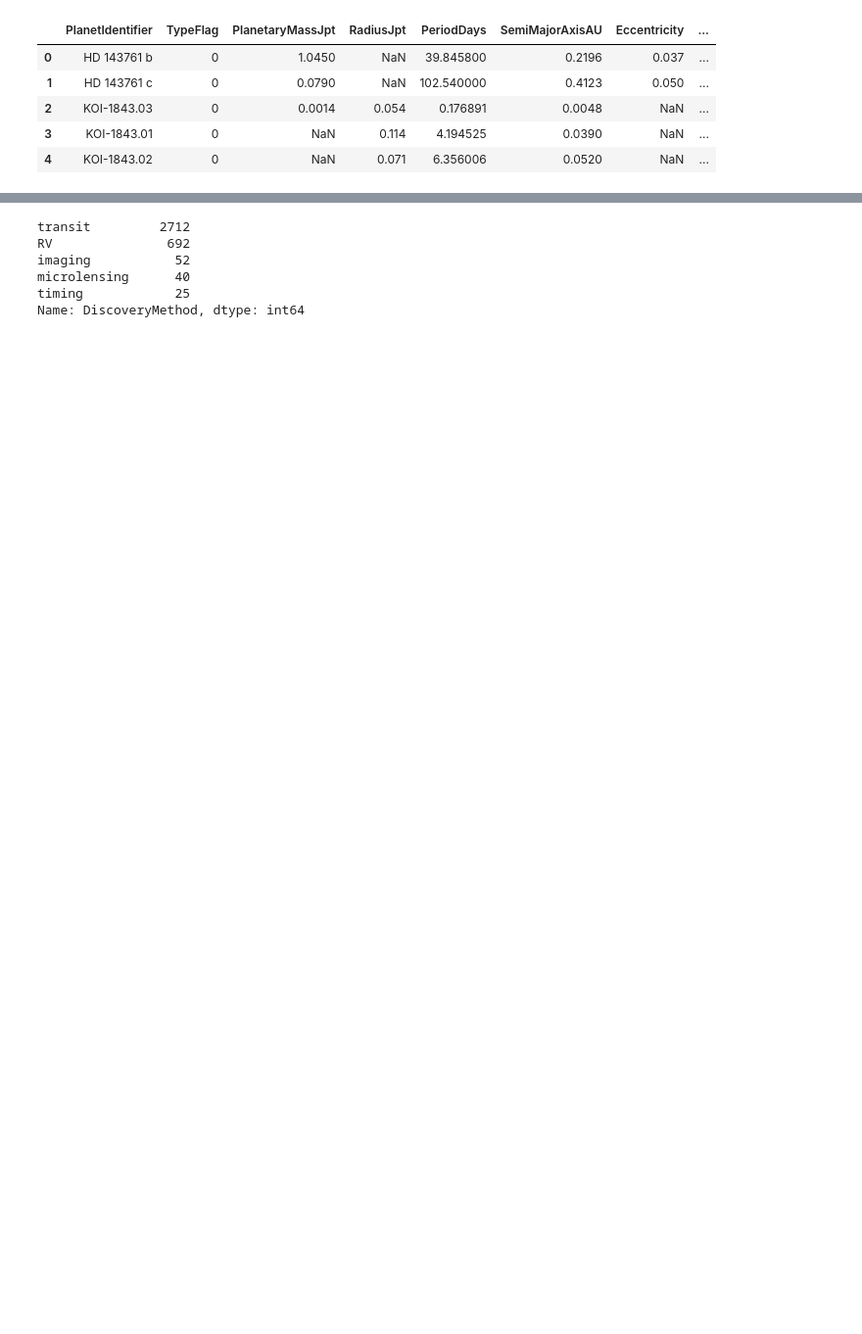
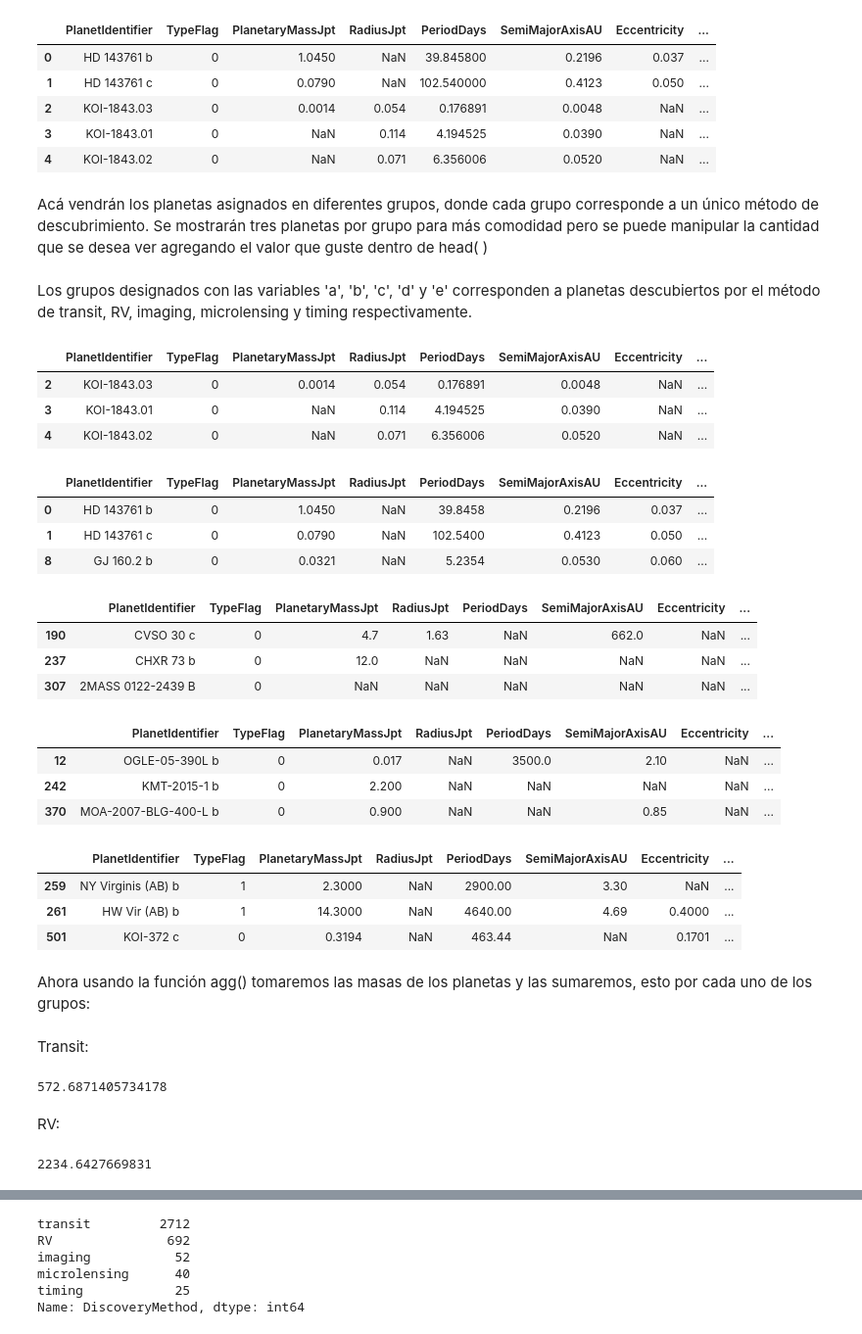
Before and after one commit to DinierGamboa/Tareas_data_science, a Jupyter notebook: Tareas y autoevaluaciones/Tarea 1.ipynb, the cells around one changed output, grey strips where cells are left out. Shown: that part at 98% size. Drawn from its saved outputs; the diff is of its cells as text; code cells hidden in the pictures; blank space fills up the shorter version.

```diff
--- a/Tareas y autoevaluaciones/Tarea 1.ipynb
+++ b/Tareas y autoevaluaciones/Tarea 1.ipynb
@@ -23,3 +24,69 @@ kepler.head()
 | 2 | KOI-1843.03 | 0 | 0.0014 | 0.054 | 0.176891 | 0.0048 | NaN | ... |
 | 3 | KOI-1843.01 | 0 | NaN | 0.114 | 4.194525 | 0.0390 | NaN | ... |
 | 4 | KOI-1843.02 | 0 | NaN | 0.071 | 6.356006 | 0.0520 | NaN | ... |
+# %% [markdown]
+Acá vendrán los planetas asignados en diferentes grupos, donde cada grupo corresponde a un único método de descubrimiento.
+Se mostrarán tres planetas por grupo para más comodidad pero se puede manipular la cantidad que se desea ver agregando el valor que guste dentro de head( )
+# %% [markdown]
+Los grupos designados con las variables 'a', 'b', 'c', 'd' y 'e' corresponden a planetas descubiertos por el método de transit, RV, imaging, microlensing y timing respectivamente.
+# %%
+a = kepler.groupby(['DiscoveryMethod']).get_group('transit')
+
+a.head(3)
+# %% [output]
+|  | PlanetIdentifier | TypeFlag | PlanetaryMassJpt | RadiusJpt | PeriodDays | SemiMajorAxisAU | Eccentricity | ... |
+| 2 | KOI-1843.03 | 0 | 0.0014 | 0.054 | 0.176891 | 0.0048 | NaN | ... |
+| 3 | KOI-1843.01 | 0 | NaN | 0.114 | 4.194525 | 0.0390 | NaN | ... |
+| 4 | KOI-1843.02 | 0 | NaN | 0.071 | 6.356006 | 0.0520 | NaN | ... |
+# %%
+b = kepler.groupby(['DiscoveryMethod']).get_group('RV')
+
+b.head(3)
+# %% [output]
+|  | PlanetIdentifier | TypeFlag | PlanetaryMassJpt | RadiusJpt | PeriodDays | SemiMajorAxisAU | Eccentricity | ... |
+| 0 | HD 143761 b | 0 | 1.0450 | NaN | 39.8458 | 0.2196 | 0.037 | ... |
+| 1 | HD 143761 c | 0 | 0.0790 | NaN | 102.5400 | 0.4123 | 0.050 | ... |
+| 8 | GJ 160.2 b | 0 | 0.0321 | NaN | 5.2354 | 0.0530 | 0.060 | ... |
+# %%
+c = kepler.groupby(['DiscoveryMethod']).get_group('imaging')
+
+c.head(3)
+# %% [output]
+|  | PlanetIdentifier | TypeFlag | PlanetaryMassJpt | RadiusJpt | PeriodDays | SemiMajorAxisAU | Eccentricity | ... |
+| 190 | CVSO 30 c | 0 | 4.7 | 1.63 | NaN | 662.0 | NaN | ... |
+| 237 | CHXR 73 b | 0 | 12.0 | NaN | NaN | NaN | NaN | ... |
+| 307 | 2MASS 0122-2439 B | 0 | NaN | NaN | NaN | NaN | NaN | ... |
+# %%
+d = kepler.groupby(['DiscoveryMethod']).get_group('microlensing')
+
+d.head(3)
+# %% [output]
+|  | PlanetIdentifier | TypeFlag | PlanetaryMassJpt | RadiusJpt | PeriodDays | SemiMajorAxisAU | Eccentricity | ... |
+| 12 | OGLE-05-390L b | 0 | 0.017 | NaN | 3500.0 | 2.10 | NaN | ... |
+| 242 | KMT-2015-1 b | 0 | 2.200 | NaN | NaN | NaN | NaN | ... |
+| 370 | MOA-2007-BLG-400-L b | 0 | 0.900 | NaN | NaN | 0.85 | NaN | ... |
+# %%
+e=kepler.groupby('DiscoveryMethod').get_group('timing')
+
+e.head(3)
+# %% [output]
+|  | PlanetIdentifier | TypeFlag | PlanetaryMassJpt | RadiusJpt | PeriodDays | SemiMajorAxisAU | Eccentricity | ... |
+| 259 | NY Virginis (AB) b | 1 | 2.3000 | NaN | 2900.00 | 3.30 | NaN | ... |
+| 261 | HW Vir (AB) b | 1 | 14.3000 | NaN | 4640.00 | 4.69 | 0.4000 | ... |
+| 501 | KOI-372 c | 0 | 0.3194 | NaN | 463.44 | NaN | 0.1701 | ... |
+# %% [markdown]
+Ahora usando la función agg() tomaremos las masas de los planetas y las sumaremos, esto por cada uno de los grupos:
+# %% [markdown]
+Transit:
+# %%
+a1 = a.agg('PlanetaryMassJpt').sum()
+a1
+# %% [output]
+572.6871405734178
+# %% [markdown]
+RV:
+# %%
+b1 = b.agg('PlanetaryMassJpt').sum()
+b1
+# %% [output]
+2234.6427669831
```
Also changed, not shown: parts of 18 cells of this notebook.
